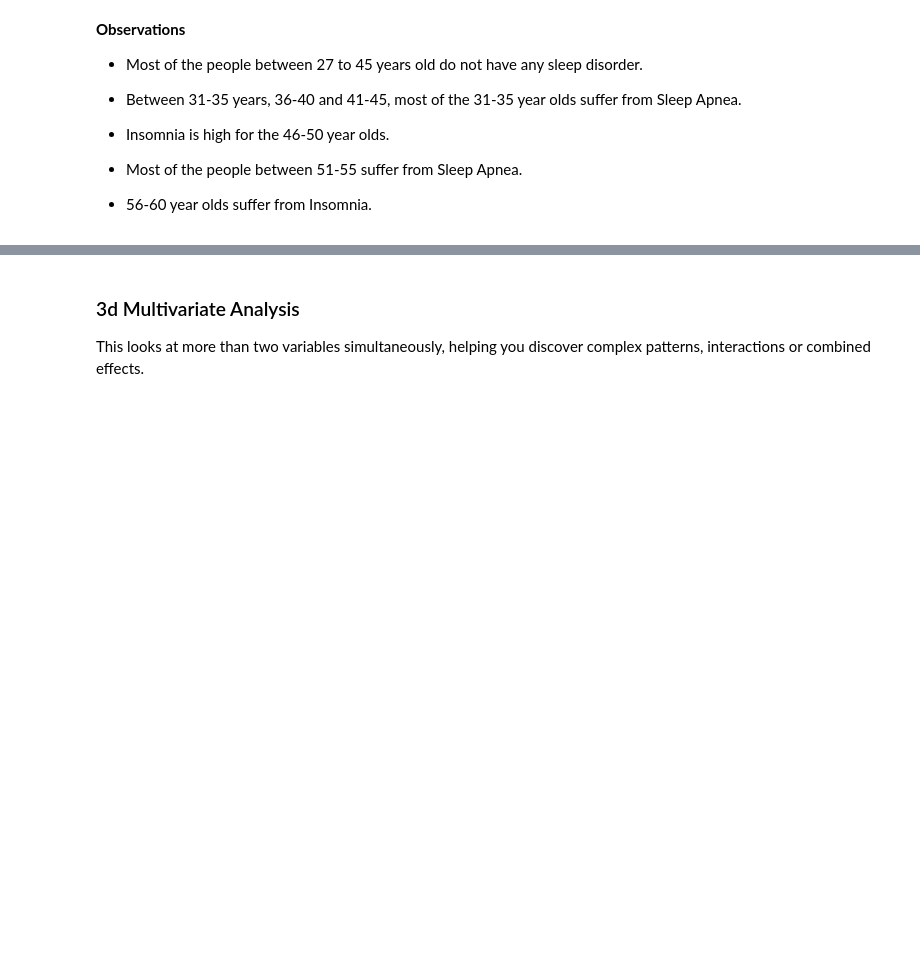
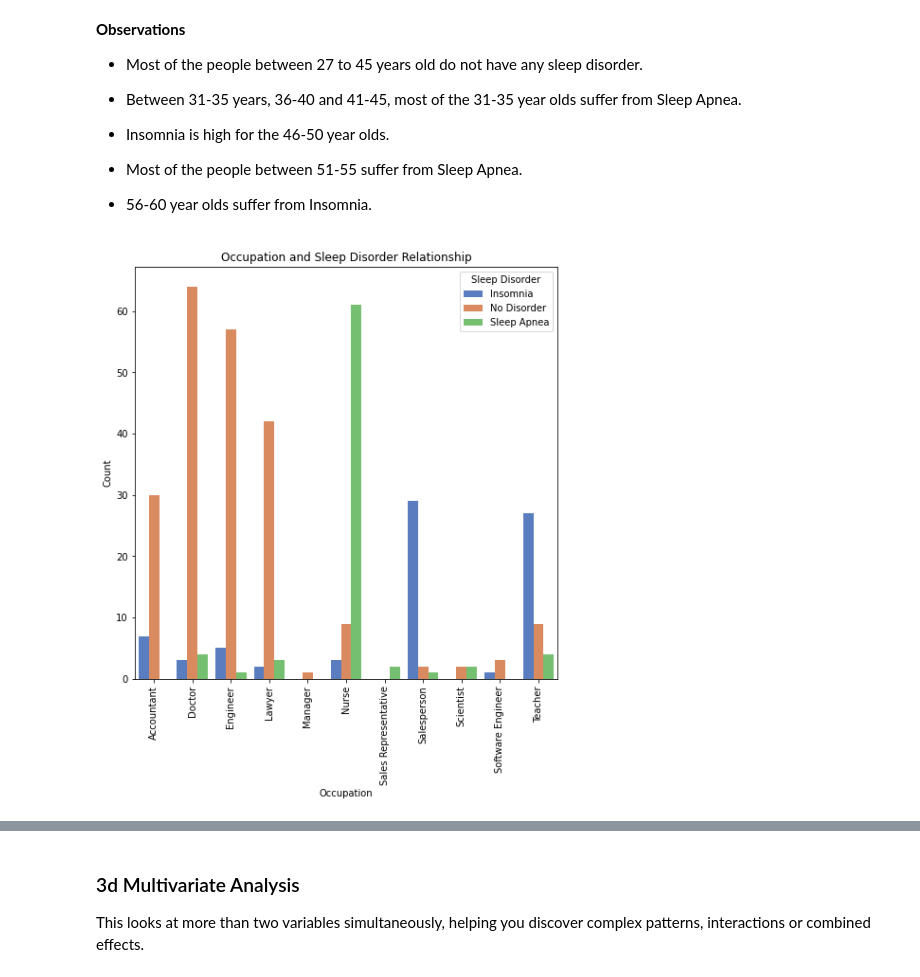
Before and after one commit to jgatharia/Health_and_Sleep_Relation_Project, a Jupyter notebook: health_and_wellness.ipynb, the cells around one changed output, grey strips where cells are left out. Saved outputs shown, nothing was run; the diff lists cells and outputs as text; code cells hidden in the pictures; blank space fills up the shorter version.

```diff
--- a/health_and_wellness.ipynb
+++ b/health_and_wellness.ipynb
@@ -345,3 +345,16 @@ plt.show()
 * 56-60 year olds suffer from Insomnia.
 # %%
 # Occupation and sleep disorder
+occupation_dis = health_wellness_df.groupby(['Occupation', 'Sleep Disorder']).size().reset_index(name='Count')
+occupation_dis
+#Visualization to show this
+fig, ax = plt.subplots(figsize=(8,8))
+sns.barplot(data=occupation_dis, x='Occupation', y='Count', hue='Sleep Disorder', ax=ax, palette='muted')
+plt.xlabel('Occupation')
+plt.ylabel('Count')
+plt.xticks(rotation=90)
+plt.title('Occupation and Sleep Disorder Relationship')
+plt.savefig("plot_occupation.pdf", dpi=300)
+plt.show()
+# %% [output]
+[figure, added]
```
Also changed, not shown: parts of 6 cells of this notebook.
